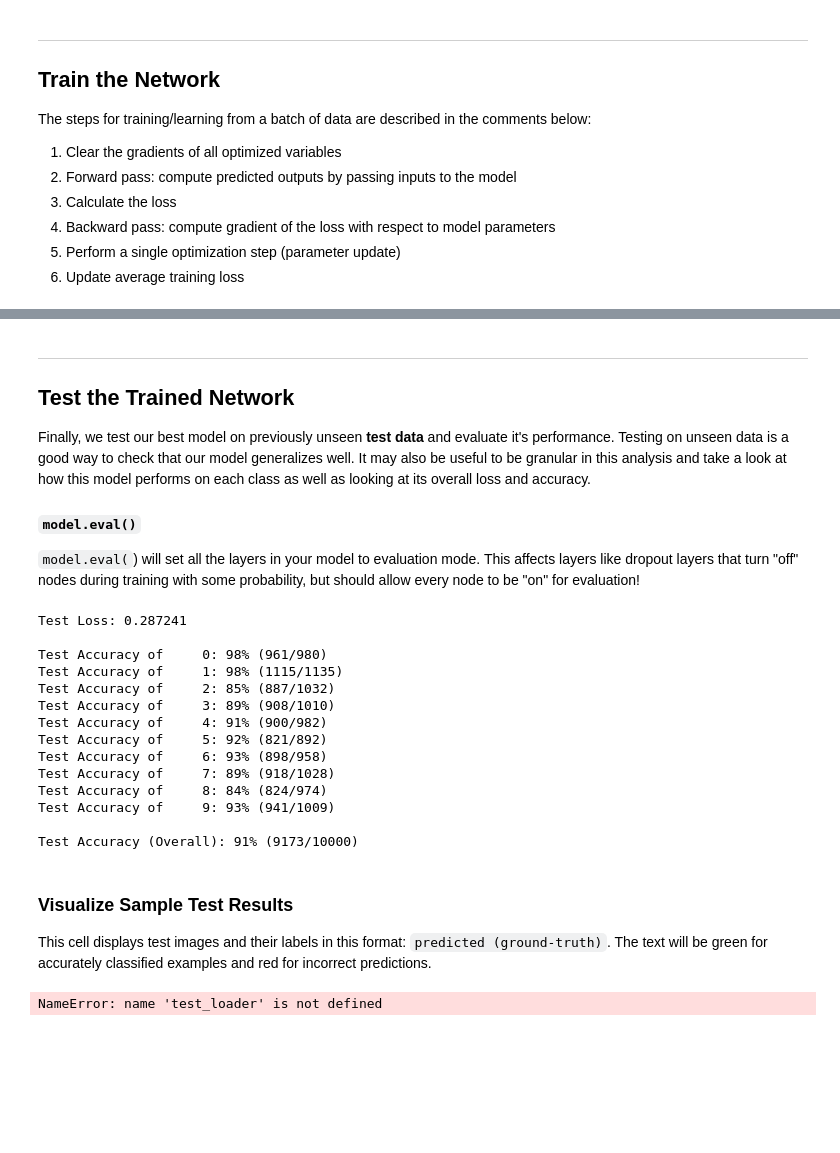
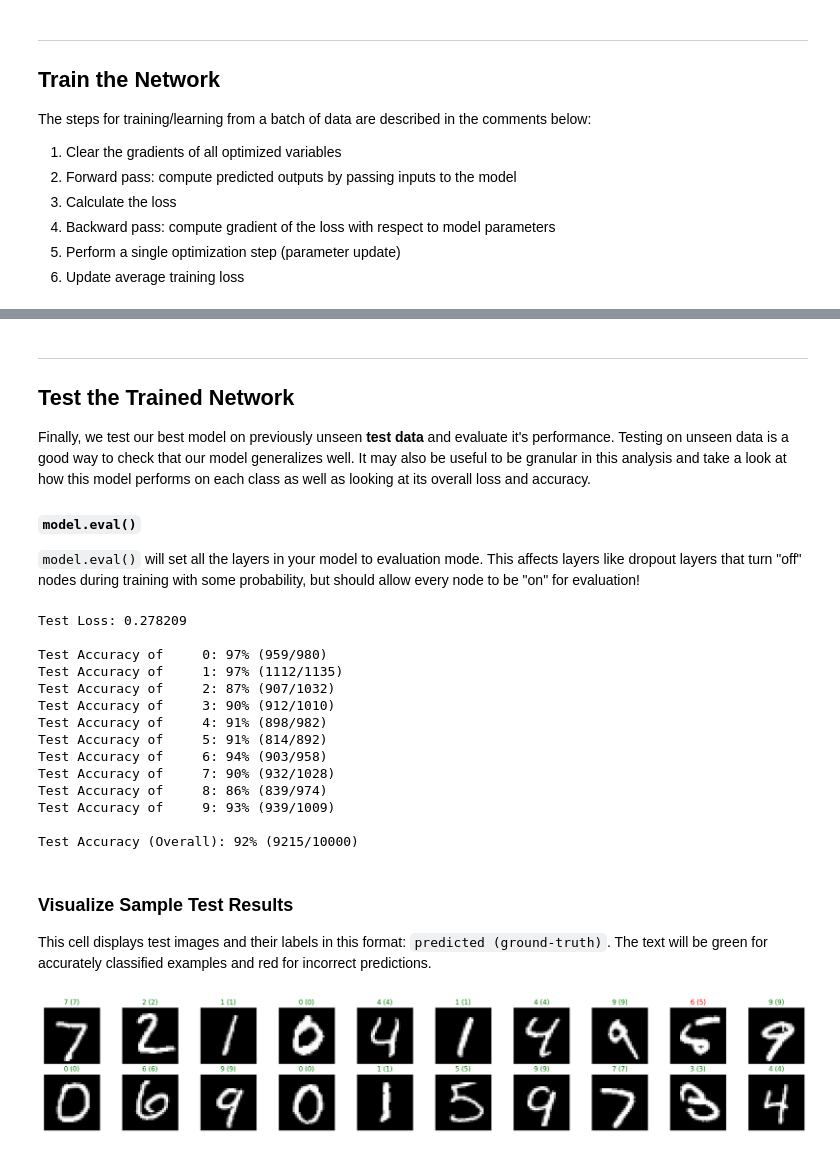
Before and after one commit to hackerhoon/KDT-AI-PROJECT, a Jupyter notebook: 10주차 실습/mnist_mlp_pytorch_base.ipynb, the cells around one changed output, grey strips where cells are left out. Saved outputs shown, nothing was run; the diff lists cells and outputs as text; code cells hidden in the pictures; blank space fills up the shorter version.

```diff
--- a/10주차 실습/mnist_mlp_pytorch_base.ipynb
+++ b/10주차 실습/mnist_mlp_pytorch_base.ipynb
@@ -103,9 +104,11 @@ import torch.nn.functional as F
 class Net(nn.Module):
     def __init__(self):
         super(Net, self).__init__()
-        self.fc1 = nn.Linear(28 * 28, 512)
+        self.fc1 = nn.Linear(28 * 28, 512, bias=True)
+
+        self.fc2 = nn.Linear(512, 512, bias=True)
         # linear layer (n_hidden -> 10)
-        self.fc2 = nn.Linear(512, 10)
+        self.fc3 = nn.Linear(512, 10)
 
 
     def forward(self, x):
@@ -117,6 +120,8 @@ class Net(nn.Module):
 
 # initialize the NN
 model = Net()
+model.to(device=DEVICE)
+
 print(model)
 # %% [output]
 Net(
@@ -200,7 +215,7 @@ Finally, we test our best model on previously unseen **test data** and evaluate
 
 #### `model.eval()`
 
-`model.eval(`) will set all the layers in your model to evaluation mode. This affects layers like dropout layers that turn "off" nodes during training with some probability, but should allow every node to be "on" for evaluation!
+`model.eval()` will set all the layers in your model to evaluation mode. This affects layers like dropout layers that turn "off" nodes during training with some probability, but should allow every node to be "on" for evaluation!
 # %%
 # initialize lists to monitor test loss and accuracy
 test_loss = 0.0
@@ -210,6 +225,8 @@ class_total = list(0. for i in range(10))
 model.eval() # prep model for *evaluation*
 
 for data, target in test_loader:
+    data = data.to(DEVICE)
+    target = target.to(DEVICE)
     # forward pass: compute predicted outputs by passing inputs to the model
     output = model(data)
     # calculate the loss
@@ -221,8 +238,12 @@ for data, target in test_loader:
     # compare predictions to true label
     correct = np.squeeze(pred.eq(target.data.view_as(pred)))
     # calculate test accuracy for each object class
-    for i in range(batch_size):
-        label = target.data[i]
+    # for i in range(batch_size):
+    #     label = target.data[i]
+    #     class_correct[label] += correct[i].item()
+    #     class_total[label] += 1
+    for i in range(len(target)):
+        label = target[i].item()
         class_correct[label] += correct[i].item()
         class_total[label] += 1
 
@@ -242,20 +263,20 @@ print('\nTest Accuracy (Overall): %2d%% (%2d/%2d)' % (
     100. * np.sum(class_correct) / np.sum(class_total),
     np.sum(class_correct), np.sum(class_total)))
 # %% [output]
-Test Loss: 0.287241
+Test Loss: 0.278209
 
-Test Accuracy of     0: 98% (961/980)
-Test Accuracy of     1: 98% (1115/1135)
-Test Accuracy of     2: 85% (887/1032)
-Test Accuracy of     3: 89% (908/1010)
-Test Accuracy of     4: 91% (900/982)
-Test Accuracy of     5: 92% (821/892)
-Test Accuracy of     6: 93% (898/958)
-Test Accuracy of     7: 89% (918/1028)
-Test Accuracy of     8: 84% (824/974)
-Test Accuracy of     9: 93% (941/1009)
+Test Accuracy of     0: 97% (959/980)
+Test Accuracy of     1: 97% (1112/1135)
+Test Accuracy of     2: 87% (907/1032)
+Test Accuracy of     3: 90% (912/1010)
+Test Accuracy of     4: 91% (898/982)
+Test Accuracy of     5: 91% (814/892)
+Test Accuracy of     6: 94% (903/958)
+Test Accuracy of     7: 90% (932/1028)
+Test Accuracy of     8: 86% (839/974)
+Test Accuracy of     9: 93% (939/1009)
 
-Test Accuracy (Overall): 91% (9173/10000)
+Test Accuracy (Overall): 92% (9215/10000)
 # %% [markdown]
 ### Visualize Sample Test Results
 
@@ -263,21 +284,25 @@ This cell displays test images and their labels in this format: `predicted (grou
 # %%
 # obtain one batch of test images
 dataiter = iter(test_loader)
-images, labels = dataiter.next()
-
+images, labels = next(dataiter)
+images = torch.Tensor(images)
+labels = torch.LongTensor(labels)
+images = images.to(DEVICE)
+labels = labels.to(DEVICE)
 # get sample outputs
 output = model(images)
 # convert output probabilities to predicted class
 _, preds = torch.max(output, 1)
 # prep images for display
-images = images.numpy()
+
+images = images.cpu().numpy()
 
 # plot the images in the batch, along with predicted and true labels
 fig = plt.figure(figsize=(25, 4))
 for idx in np.arange(20):
-    ax = fig.add_subplot(2, 20/2, idx+1, xticks=[], yticks=[])
+    ax = fig.add_subplot(2, 20//2, idx+1, xticks=[], yticks=[])
     ax.imshow(np.squeeze(images[idx]), cmap='gray')
     ax.set_title("{} ({})".format(str(preds[idx].item()), str(labels[idx].item())),
                  color=("green" if preds[idx]==labels[idx] else "red"))
 # %% [output]
-NameError: name 'test_loader' is not defined
+[figure, added]
```
Also changed, not shown: parts of 4 cells of this notebook.
